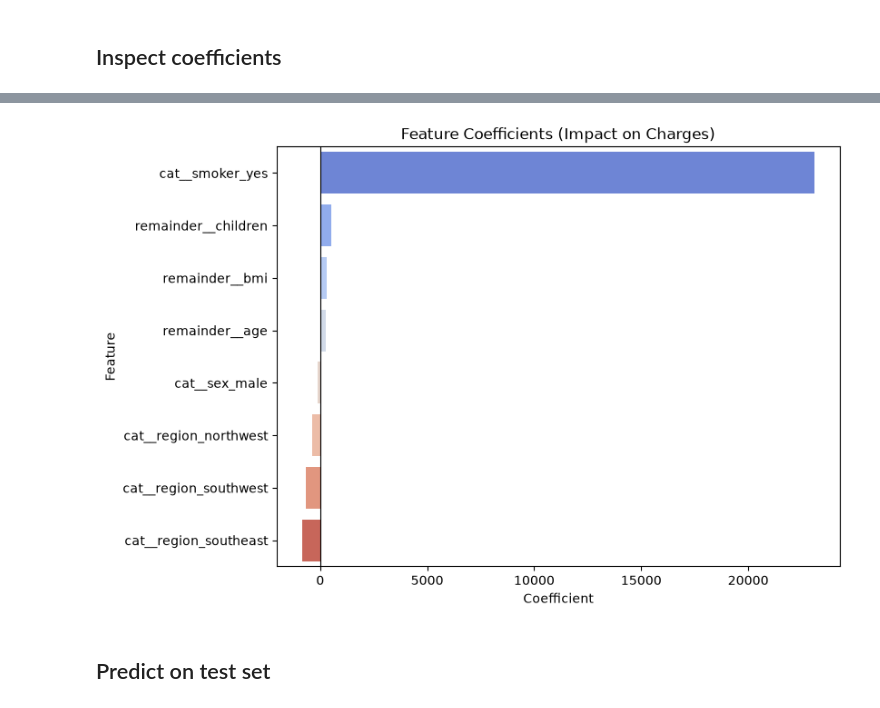
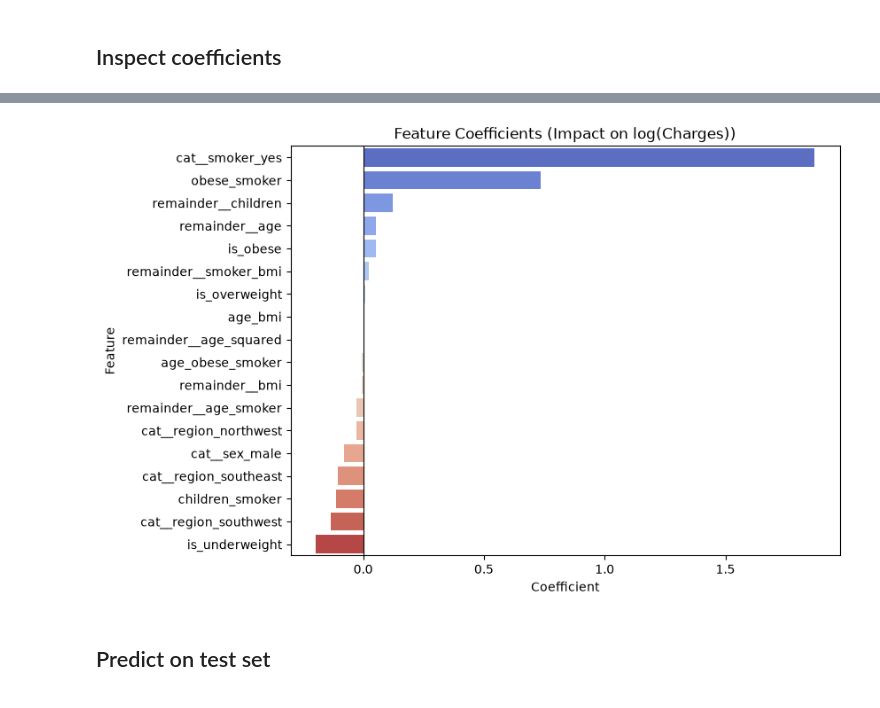
Before and after one commit to wongtaiming/Medical_Insurance_Cost_Prediction_ML, a Jupyter notebook: ml_training/03_MultipleLinearRegression.ipynb, the cells around one changed output, grey strips where cells are left out. Saved outputs shown, nothing was run; the diff lists cells and outputs as text; code cells hidden in the pictures.

Commit message:
updated relations and coefficients

```diff
--- a/ml_training/03_MultipleLinearRegression.ipynb
+++ b/ml_training/03_MultipleLinearRegression.ipynb
@@ -32,6 +32,16 @@ df_encoded.shape
 # %%
 X = df_encoded.drop("charges", axis=1)
 y = df_encoded["charges"]
+
+X["is_underweight"] = (X["remainder__bmi"] < 18.5).astype(int)
+X["is_overweight"] = ((X["remainder__bmi"] >= 25) & (X["remainder__bmi"] < 30)).astype(int)
+X["is_obese"] = (X["remainder__bmi"] >= 30).astype(int)
+X["obese_smoker"] = X["is_obese"] * X["cat__smoker_yes"]
+X["age_bmi"] = X["remainder__age"] * X["remainder__bmi"]
+X["children_smoker"] = X["remainder__children"] * X["cat__smoker_yes"]
+X["age_obese_smoker"] = X["remainder__age"] * X["obese_smoker"]
+
+y_log = np.log(y)
 # %%
 X.head()
 # %% [output]
@@ -53,11 +63,7 @@ Name: charges, dtype: float64
 # %% [markdown]
 ## Train and test
 # %%
-X_train, X_test, y_train, y_test = train_test_split(
-    X, y,
-    test_size=0.2,
-    random_state=42
-)
+X_train, X_test, y_train, y_test, y_train_log, y_test_log = train_test_split(X, y, y_log, test_size=0.2, random_state=42)
 print("Training set shape:", X_train.shape)
 print("Test set shape:", X_test.shape)
 # %% [output]
@@ -67,16 +73,13 @@ Test set shape: (268, 8)
 ## Create and train MLR model
 # %%
 model = LinearRegression()
-model.fit(X_train, y_train)
+model.fit(X_train, y_train_log)
 # %% [output]
 LinearRegression()
 # %% [markdown]
 ## Inspect coefficients
 # %%
-coefficients = pd.DataFrame({
-    "Feature": X.columns,
-    "Coefficient": model.coef_
-}).sort_values(by="Coefficient", ascending=False)
+coefficients = pd.DataFrame({"Feature": X.columns, "Coefficient": model.coef_}).sort_values(by="Coefficient", ascending=False)
 print("Intercept:", model.intercept_)
 coefficients
 # %% [output]
@@ -93,21 +104,14 @@ Intercept: -11092.652295946096
 # %%
 plt.figure(figsize=(8,6))
 
-sns.barplot(
-    data=coefficients,
-    x="Coefficient",
-    y="Feature",
-    hue="Feature",
-    palette="coolwarm",
-    legend=False
-)
+sns.barplot(data=coefficients, x="Coefficient", y="Feature", hue="Feature", palette="coolwarm", legend=False)
 
-plt.title("Feature Coefficients (Impact on Charges)")
+plt.title("Feature Coefficients (Impact on log(Charges))")
 plt.axvline(0, color="black", linewidth=0.8)
 
 plt.show()
 # %% [output]
-[figure, old version]
+[figure, new version]
 # %% [markdown]
 ## Predict on test set
 # %%
```
Also changed, not shown: parts of 11 cells of this notebook, 1 other file.
